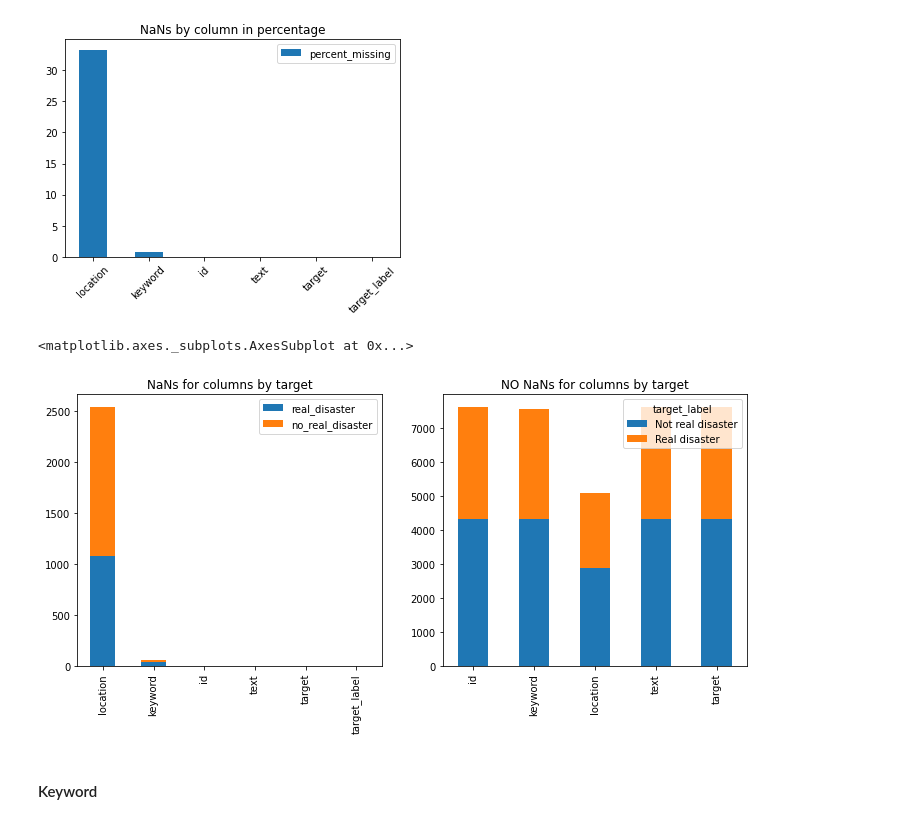
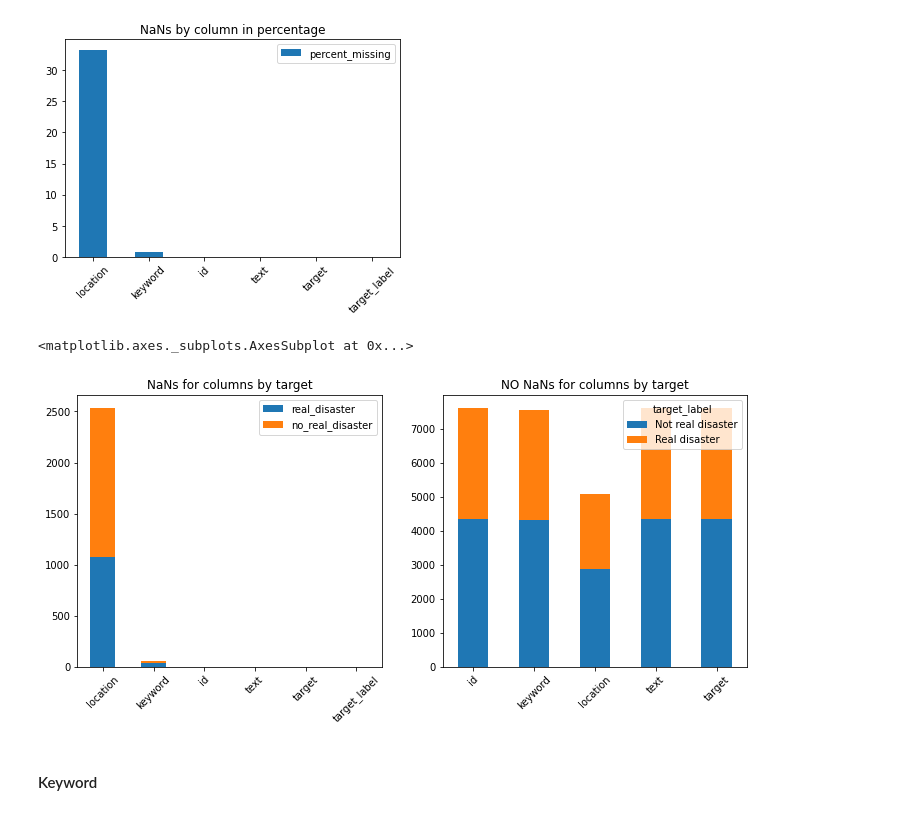
Before and after one commit to casals90/nlp_with_disaster_tweets, a Jupyter notebook: NLP_twitter.ipynb, the cells around one changed output. Drawn from its saved outputs; the diff is of its cells as text; code cells hidden in the pictures.

```diff
--- a/NLP_twitter.ipynb
+++ b/NLP_twitter.ipynb
@@ -75,24 +81,24 @@ missing_value_df.sort_values(by="percent_missing", ascending=False).plot(
 # %%
 no_nan_df = train_df.groupby("target_label").count().transpose()
 
 cond_disaster = train_df.target == real_disaster
 nan_df = pd.concat([train_df[cond_disaster].isnull().sum(),
                     train_df[~cond_disaster].isnull().sum()], axis=1)
 nan_df.columns = [real_disaster_label, no_real_disaster_label]
 nan_df.sort_values(by=[real_disaster_label], ascending=False, inplace=True)
 
 fig = plt.figure(figsize=(12, 5))
 
 # Divide the figure into a 1x2 grid, and give me the first section
 ax1 = fig.add_subplot(121)
 # Divide the figure into a 1x2 grid, and give me the second section
 ax2 = fig.add_subplot(122)
 
-nan_df.plot(kind="bar", stacked=True, title="NaNs for columns by target", ax=ax1)
-no_nan_df.plot(kind="bar", stacked=True, title="NO NaNs for columns by target", ax=ax2)
+nan_df.plot(kind="bar", stacked=True, title="NaNs for columns by target", ax=ax1, rot=45)
+no_nan_df.plot(kind="bar", stacked=True, title="NO NaNs for columns by target", ax=ax2, rot=45)
 # %% [output]
 <matplotlib.axes._subplots.AxesSubplot at 0x...>
-[figure, old version]
+[figure, new version]
 # %% [markdown]
 #### Keyword
 # %%
```
Also changed, not shown: parts of 14 cells of this notebook.
